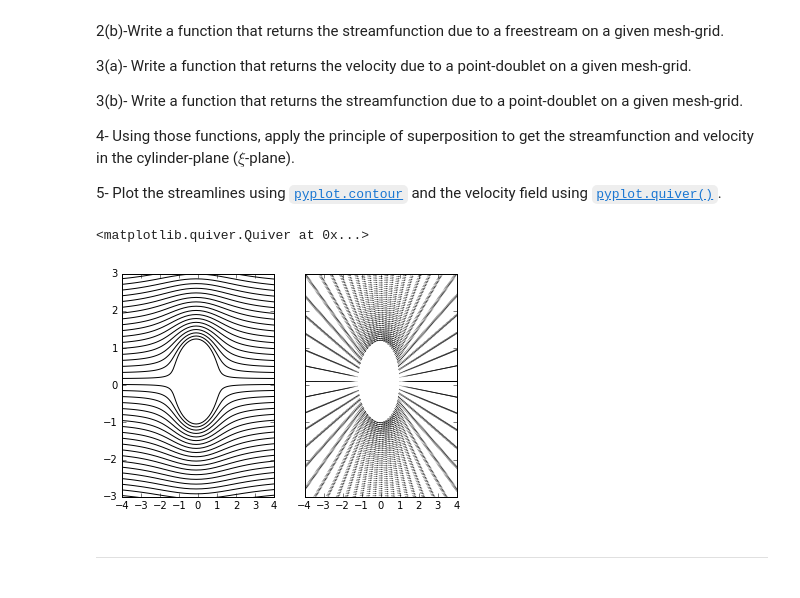
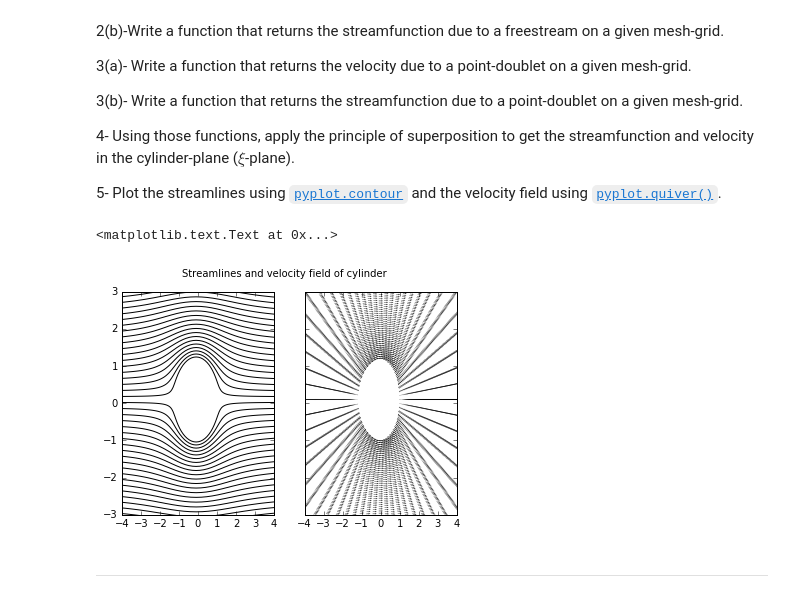
Before and after one commit to alexabaumer/MAE6226, a Jupyter notebook: Baumer_midterm.ipynb, the cells around one changed output. Cells and saved outputs as stored; diff of their text form; code cells hidden in the pictures.

```diff
--- a/Baumer_midterm.ipynb
+++ b/Baumer_midterm.ipynb
@@ -237,32 +246,31 @@ def fs(u_inf, X, Y, Nx, Ny, alpha):
 # %%
 # Use this cell to provide the rest of the code.
 
 u_inf = 1.0
 strength_d = (R**2)*2*numpy.pi*u_inf #strength of doublet
 alpha = 0
 
 u_d, v_d, psi_d = doublet(u_inf, strength_d, xc, yc, xr, yr)
 u_fs, v_fs, psi_fs = fs(u_inf, xr, yr, n_theta, n_r, alpha)
 
 #superposition
 
 u = u_d + u_fs
 v = v_d + v_fs
 psi = psi_d + psi_fs
 
 #streamlines and velocity field
 
 size=20
 f, (ax1, ax2) = pyplot.subplots(1, 2, sharex=True, sharey=True)
 ax1.contour(xi_2.real, xi_2.imag, psi, colors='k', linestyles='solid', levels=numpy.linspace(numpy.min(psi),numpy.max(psi), 80))
-#ax1.set_title('Cylinder geometry to airfoil with Karman-Trefftz')
 pyplot.xlim(-4,4)
 pyplot.ylim(-3,3)
 ax2.quiver(xi_2.real, xi_2.imag, u, v, units='inches', scale=20.0)
-#ax1.set_title('Cylinder geometry to airfoil with Karman-Trefftz')
+pyplot.suptitle('Streamlines and velocity field of cylinder')
 # %% [output]
-<matplotlib.quiver.Quiver at 0x...>
+<matplotlib.text.Text at 0x...>
-[figure, old version]
+[figure, new version]
 # %% [markdown]
 ---
 # %% [markdown]
```
Also changed, not shown: parts of 15 cells of this notebook.
